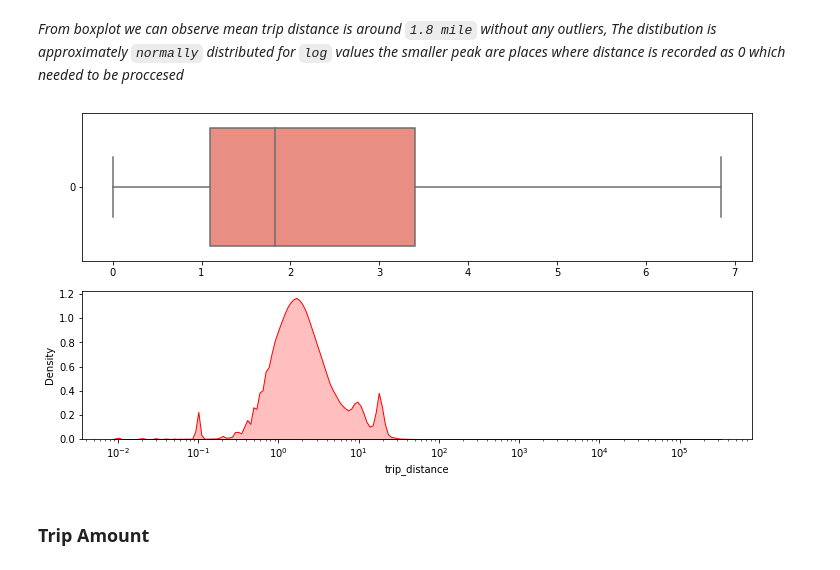
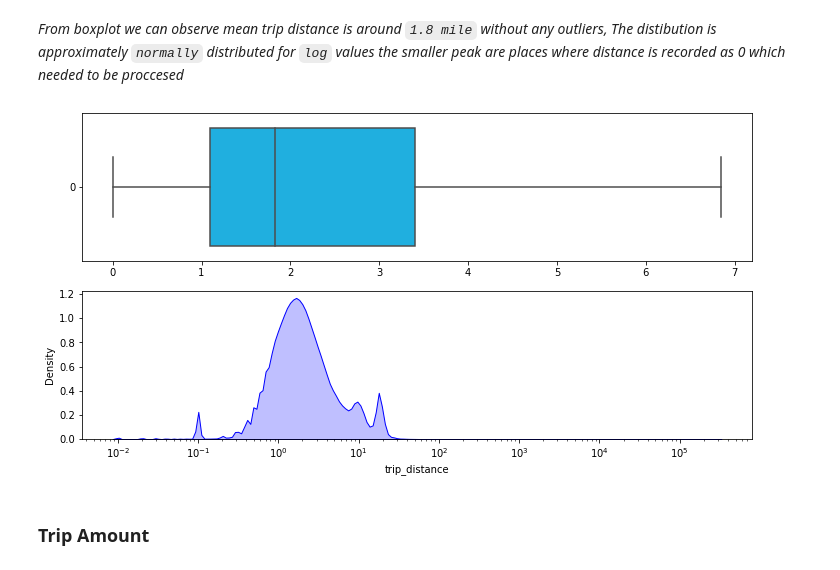
Before and after one commit to nabeel-io/Manufactured_House_Price_Prediction, a Jupyter notebook: EDA/EDA.ipynb, the cells around one changed output. Drawn from its saved outputs; the diff is of its cells as text; code cells hidden in the pictures.

```diff
--- a/EDA.ipynb
+++ b/EDA/EDA.ipynb
@@ -152,10 +152,10 @@ plot = sns.barplot(x= hour.index, y= hour.values, order=hour.index,  color="viol
 *From boxplot we can observe mean trip distance is around `1.8 mile` without any outliers, The distibution is approximately `normally` distributed for `log` values the smaller peak are places where distance is recorded as 0 which needed to be proccesed*
 # %%
 fig, axes = plt.subplots(nrows=2,figsize=(12,6))
-sns.boxplot(data = nyc_taxi["trip_distance"], orient="h", color="salmon", showfliers=False, ax = axes[0])
-sns.kdeplot(nyc_taxi["trip_distance"].replace(0.0, 0.1), log_scale=True,color="red", fill=True, ax=axes[1]);
+sns.boxplot(data = nyc_taxi["trip_distance"], orient="h", color="deepskyblue", showfliers=False, ax = axes[0])
+sns.kdeplot(nyc_taxi["trip_distance"].replace(0.0, 0.1), log_scale=True,color="blue", fill=True, ax=axes[1]);
 # %% [output]
-[figure, old version]
+[figure, new version]
 # %% [markdown]
 ### **Trip Amount**
 # %% [markdown]
```
Also changed, not shown: parts of 5 cells of this notebook, 10 other files.
